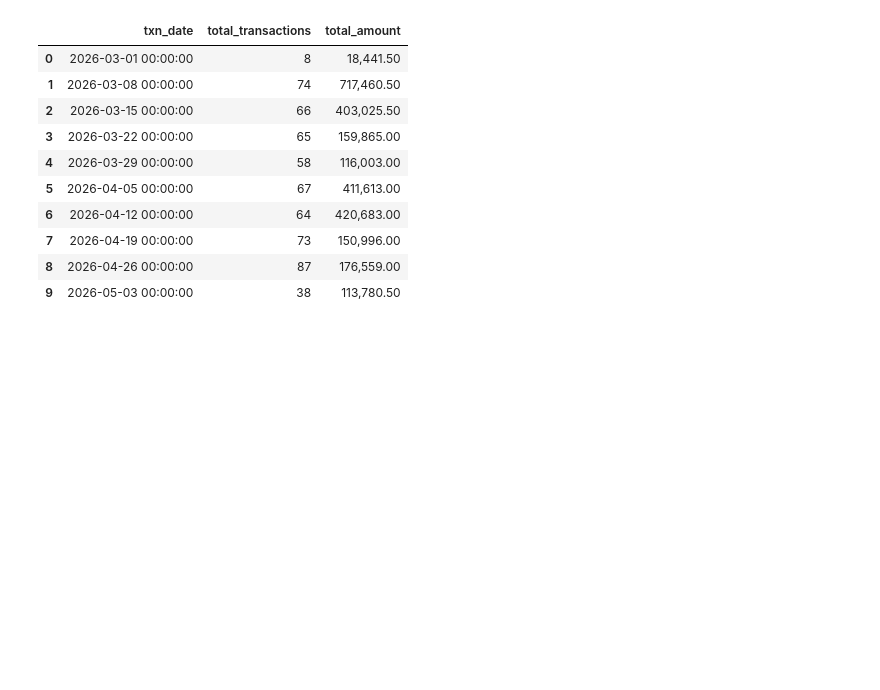
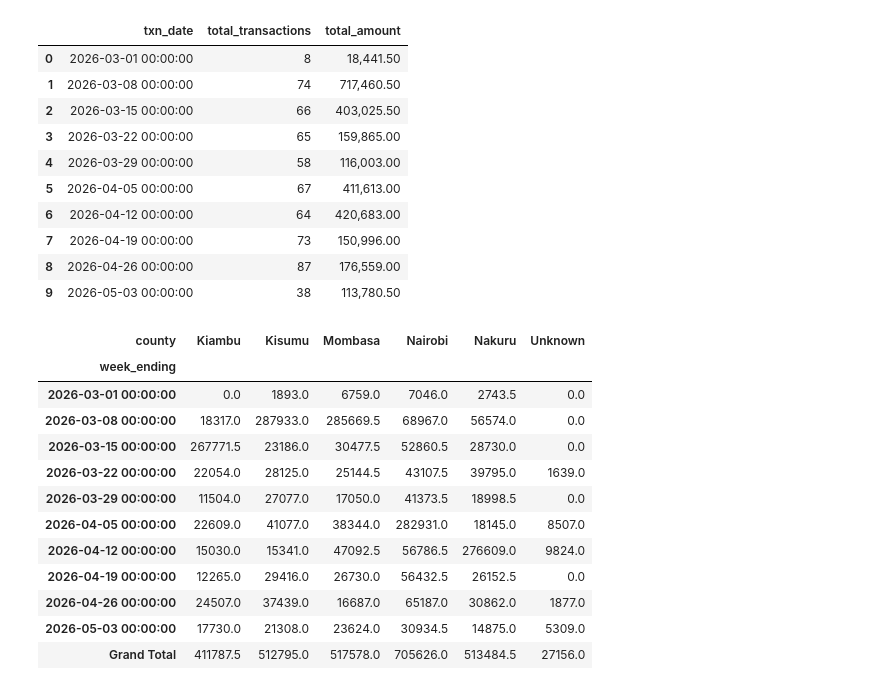
Before and after one commit to Alkhan-019/plp-da-a3-duka-sales-and-agent-cleanup, a Jupyter notebook: agent_cleanup.ipynb, the cells around one changed output. Drawn from its saved outputs; the diff is of its cells as text; code cells hidden in the pictures; blank space fills up the shorter version.

Commit message:
Improve Duka analysis and agent cleanup reporting

```diff
--- a/agent_cleanup.ipynb
+++ b/agent_cleanup.ipynb
@@ -135,6 +135,54 @@ display(weekly_summary.style.format({
 | 7 | 2026-04-19 00:00:00 | 73 | 150,996.00 |
 | 8 | 2026-04-26 00:00:00 | 87 | 176,559.00 |
 | 9 | 2026-05-03 00:00:00 | 38 | 113,780.50 |
+# %%
+# Weekly transaction value by county
+
+weekly_county_data = clean_df.copy()
+
+weekly_county_data["txn_date"] = pd.to_datetime(
+    weekly_county_data["txn_date"]
+)
+
+weekly_county_data["county"] = (
+    weekly_county_data["county"].fillna("Unknown")
+)
+
+weekly_county_data["week_ending"] = (
+    weekly_county_data["txn_date"]
+    .dt.to_period("W")
+    .dt.end_time
+    .dt.normalize()
+)
+
+county_weekly_pivot = pd.pivot_table(
+    weekly_county_data,
+    index="week_ending",
+    columns="county",
+    values="amount",
+    aggfunc="sum",
+    fill_value=0
+)
+
+county_weekly_pivot.loc["Grand Total"] = (
+    county_weekly_pivot.sum()
+)
+
+display(county_weekly_pivot.round(2))
+# %% [output]
+| county | Kiambu | Kisumu | Mombasa | Nairobi | Nakuru | Unknown |
+| week_ending |  |  |  |  |  |  |
+| 2026-03-01 00:00:00 | 0.0 | 1893.0 | 6759.0 | 7046.0 | 2743.5 | 0.0 |
+| 2026-03-08 00:00:00 | 18317.0 | 287933.0 | 285669.5 | 68967.0 | 56574.0 | 0.0 |
+| 2026-03-15 00:00:00 | 267771.5 | 23186.0 | 30477.5 | 52860.5 | 28730.0 | 0.0 |
+| 2026-03-22 00:00:00 | 22054.0 | 28125.0 | 25144.5 | 43107.5 | 39795.0 | 1639.0 |
+| 2026-03-29 00:00:00 | 11504.0 | 27077.0 | 17050.0 | 41373.5 | 18998.5 | 0.0 |
+| 2026-04-05 00:00:00 | 22609.0 | 41077.0 | 38344.0 | 282931.0 | 18145.0 | 8507.0 |
+| 2026-04-12 00:00:00 | 15030.0 | 15341.0 | 47092.5 | 56786.5 | 276609.0 | 9824.0 |
+| 2026-04-19 00:00:00 | 12265.0 | 29416.0 | 26730.0 | 56432.5 | 26152.5 | 0.0 |
+| 2026-04-26 00:00:00 | 24507.0 | 37439.0 | 16687.0 | 65187.0 | 30862.0 | 1877.0 |
+| 2026-05-03 00:00:00 | 17730.0 | 21308.0 | 23624.0 | 30934.5 | 14875.0 | 5309.0 |
+| Grand Total | 411787.5 | 512795.0 | 517578.0 | 705626.0 | 513484.5 | 27156.0 |
 # %% [markdown]
 
 # DATA QUALITY REPORT
```
Also changed, not shown: parts of 1 cell of this notebook, 1 other file.
